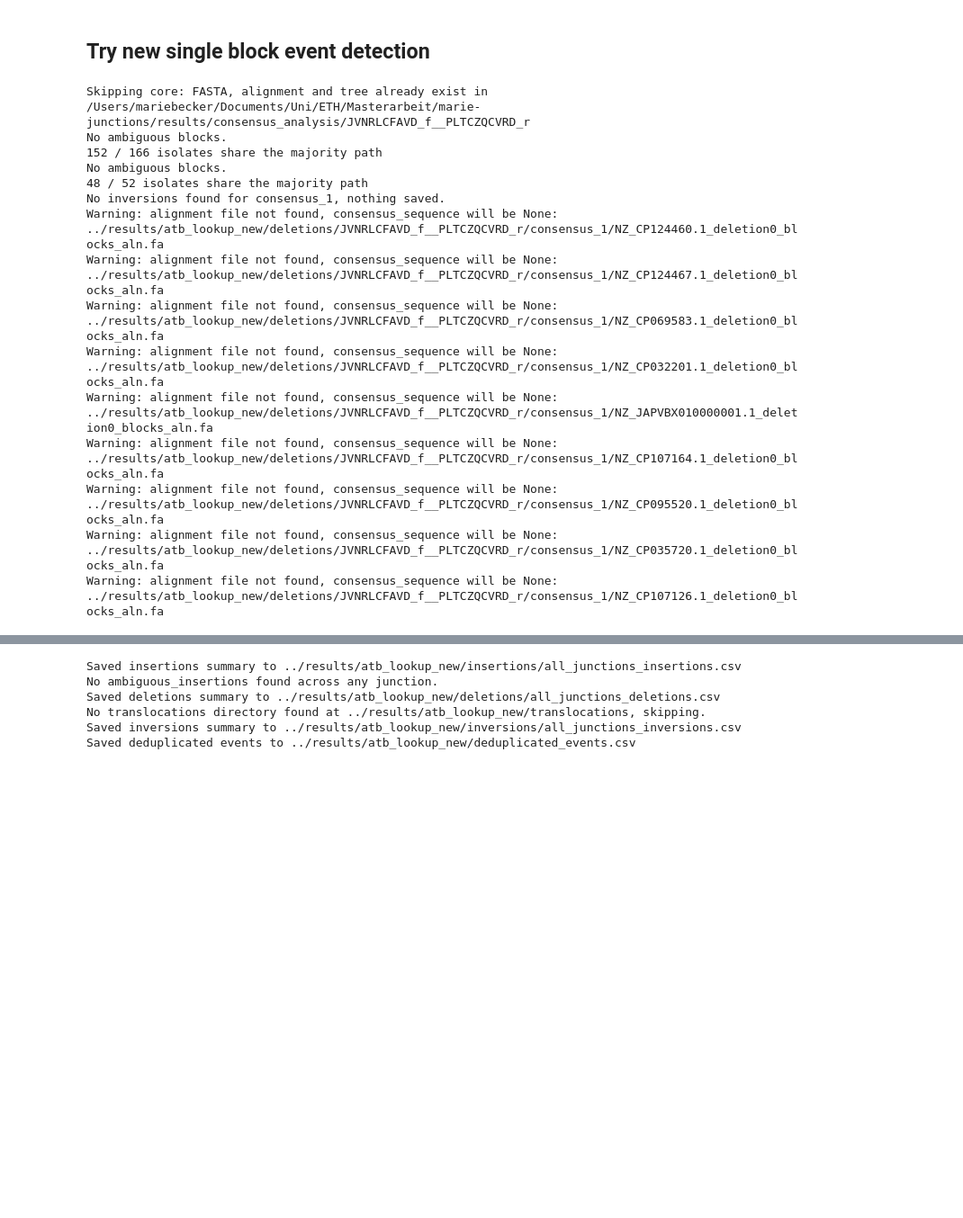
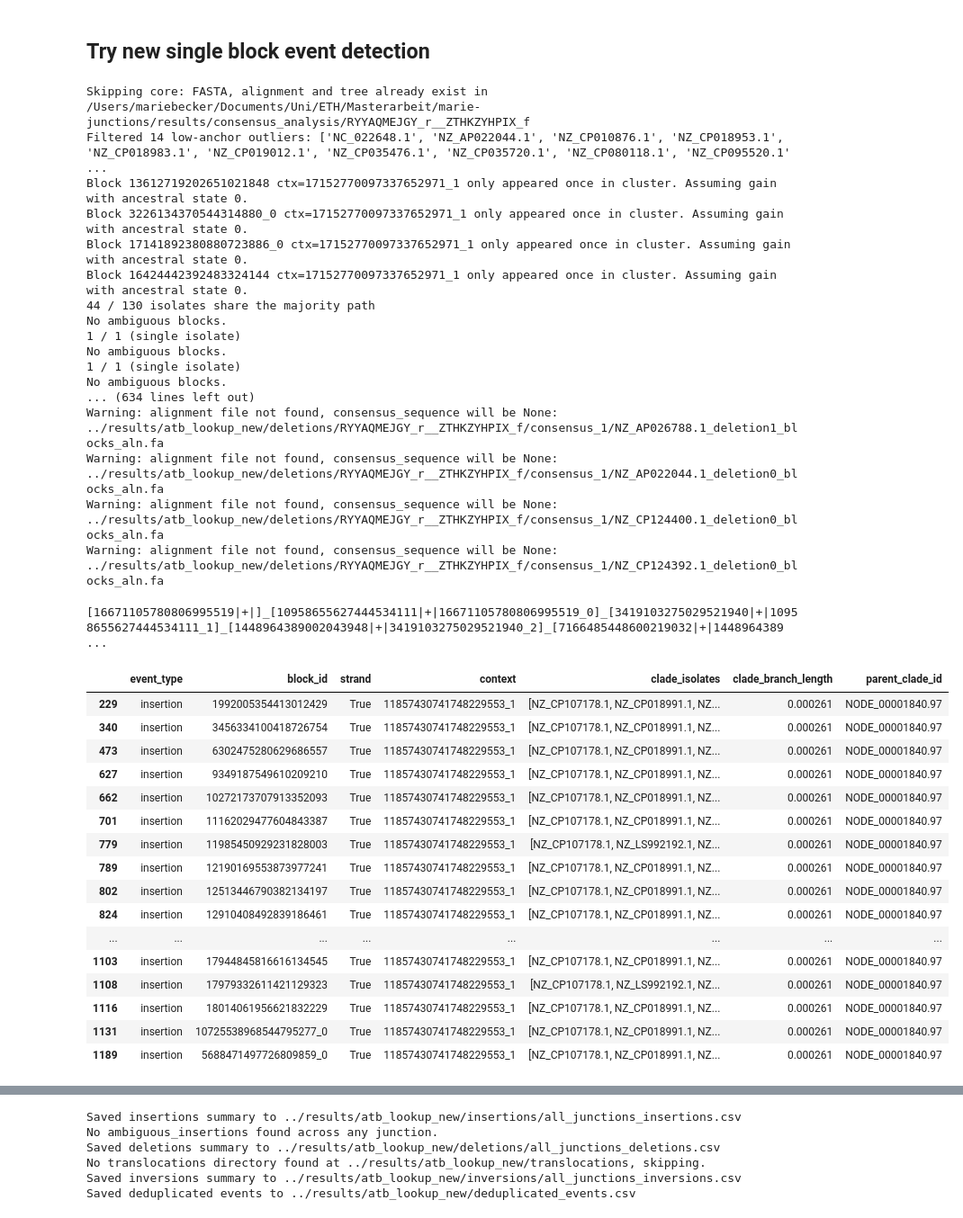
Before and after one commit to marie3003/junction_dataset, a Jupyter notebook: explore/playground_newalgorithm.ipynb, the cells around one changed output, grey strips where cells are left out. Shown at 90% size. Saved outputs shown, nothing was run; the diff lists cells and outputs as text; code cells hidden in the pictures; blank space fills up the shorter version.

```diff
--- a/explore/playground_newalgorithm.ipynb
+++ b/explore/playground_newalgorithm.ipynb
@@ -39,7 +39,8 @@ jdf_all
 # %% [markdown]
 ## Try new single block event detection
 # %%
-junction_name = "JVNRLCFAVD_f__PLTCZQCVRD_r"
+#junction_name = "JVNRLCFAVD_f__PLTCZQCVRD_r"
+junction_name = "RYYAQMEJGY_r__ZTHKZYHPIX_f"
 pangraph = pp.Pangraph.from_json(f"../results/junction_pangraphs/{junction_name}.json")
 tree_path = "../config/polished_tree.nwk"
 
@@ -54,7 +55,7 @@ for i in range(1, len(consensus_paths_plotting) + 1):
     isolates_1 = assignment_df_plotting[assignment_df_plotting['best_consensus'] == f"consensus_{i}"].index.tolist()
     deduplicated_paths = {iso: path for iso, path in path_dict.items() if iso in isolates_1}
     df, path_dict_annotated, consensus_annotated = detect_event_blocks(deduplicated_paths, consensus_paths_plotting[i-1])
-    deduplicated_df, path_dict_annotated = group_events_by_clade(df, path_dict_annotated, isolates_1, method="fitch")
+    deduplicated_df, path_dict_annotated = group_events_by_clade(df, path_dict_annotated, isolates_1, method="fitch", polytomy_threshold = 0.7)
     insertions, deletions, inversions = find_combined_events(path_dict_annotated, consensus_annotated, tree_path, isolates_1)
     insertions_df = write_insertions_fasta(junction_name, pangraph, insertions, consensus = i, save_df=True, parent_dir = "../results/atb_lookup_new/insertions")
     inversions_df = summarize_inversions_consensus(inversions, junction_name, pangraph, consensus_id = i, parent_dir = "../results/atb_lookup_new/inversions", save_df=True)
@@ -65,18 +66,44 @@ insertions_df = load_all_insertions_summaries("../results/atb_lookup_new/inserti
 inversions_df = load_all_inversions_summaries("../results/atb_lookup_new/inversions", junction_name, save_df=True)
 deletions_df = load_all_deletions_summaries("../results/atb_lookup_new/deletions", junction_name, save_df=True)
 # %% [output]
-Skipping core: FASTA, alignment and tree already exist in /Users/mariebecker/Documents/Uni/ETH/Masterarbeit/marie-junctions/results/consensus_analysis/JVNRLCFAVD_f__PLTCZQCVRD_r
+Skipping core: FASTA, alignment and tree already exist in /Users/mariebecker/Documents/Uni/ETH/Masterarbeit/marie-junctions/results/consensus_analysis/RYYAQMEJGY_r__ZTHKZYHPIX_f
+Filtered 14 low-anchor outliers: ['NC_022648.1', 'NZ_AP022044.1', 'NZ_CP010876.1', 'NZ_CP018953.1', 'NZ_CP018983.1', 'NZ_CP019012.1', 'NZ_CP035476.1', 'NZ_CP035720.1', 'NZ_CP080118.1', 'NZ_CP095520.1' ...
+Block 13612719202651021848 ctx=17152770097337652971_1 only appeared once in cluster. Assuming gain with ancestral state 0.
+Block 3226134370544314880_0 ctx=17152770097337652971_1 only appeared once in cluster. Assuming gain with ancestral state 0.
+Block 17141892380880723886_0 ctx=17152770097337652971_1 only appeared once in cluster. Assuming gain with ancestral state 0.
+Block 16424442392483324144 ctx=17152770097337652971_1 only appeared once in cluster. Assuming gain with ancestral state 0.
+44 / 130 isolates share the majority path
 No ambiguous blocks.
-152 / 166 isolates share the majority path
+1 / 1 (single isolate)
 No ambiguous blocks.
-48 / 52 isolates share the majority path
-No inversions found for consensus_1, nothing saved.
-Warning: alignment file not found, consensus_sequence will be None: ../results/atb_lookup_new/deletions/JVNRLCFAVD_f__PLTCZQCVRD_r/consensus_1/NZ_CP124460.1_deletion0_blocks_aln.fa
-Warning: alignment file not found, consensus_sequence will be None: ../results/atb_lookup_new/deletions/JVNRLCFAVD_f__PLTCZQCVRD_r/consensus_1/NZ_CP124467.1_deletion0_blocks_aln.fa
-Warning: alignment file not found, consensus_sequence will be None: ../results/atb_lookup_new/deletions/JVNRLCFAVD_f__PLTCZQCVRD_r/consensus_1/NZ_CP069583.1_deletion0_blocks_aln.fa
-Warning: alignment file not found, consensus_sequence will be None: ../results/atb_lookup_new/deletions/JVNRLCFAVD_f__PLTCZQCVRD_r/consensus_1/NZ_CP032201.1_deletion0_blocks_aln.fa
-Warning: alignment file not found, consensus_sequence will be None: ../results/atb_lookup_new/deletions/JVNRLCFAVD_f__PLTCZQCVRD_r/consensus_1/NZ_JAPVBX010000001.1_deletion0_blocks_aln.fa
-Warning: alignment file not found, consensus_sequence will be None: ../results/atb_lookup_new/deletions/JVNRLCFAVD_f__PLTCZQCVRD_r/consensus_1/NZ_CP107164.1_deletion0_blocks_aln.fa
-Warning: alignment file not found, consensus_sequence will be None: ../results/atb_lookup_new/deletions/JVNRLCFAVD_f__PLTCZQCVRD_r/consensus_1/NZ_CP095520.1_deletion0_blocks_aln.fa
-Warning: alignment file not found, consensus_sequence will be None: ../results/atb_lookup_new/deletions/JVNRLCFAVD_f__PLTCZQCVRD_r/consensus_1/NZ_CP035720.1_deletion0_blocks_aln.fa
-Warning: alignment file not found, consensus_sequence will be None: ../results/atb_lookup_new/deletions/JVNRLCFAVD_f__PLTCZQCVRD_r/consensus_1/NZ_CP107126.1_deletion0_blocks_aln.fa
+1 / 1 (single isolate)
+No ambiguous blocks.
+... (634 lines left out)
+Warning: alignment file not found, consensus_sequence will be None: ../results/atb_lookup_new/deletions/RYYAQMEJGY_r__ZTHKZYHPIX_f/consensus_1/NZ_AP026788.1_deletion1_blocks_aln.fa
+Warning: alignment file not found, consensus_sequence will be None: ../results/atb_lookup_new/deletions/RYYAQMEJGY_r__ZTHKZYHPIX_f/consensus_1/NZ_AP022044.1_deletion0_blocks_aln.fa
+Warning: alignment file not found, consensus_sequence will be None: ../results/atb_lookup_new/deletions/RYYAQMEJGY_r__ZTHKZYHPIX_f/consensus_1/NZ_CP124400.1_deletion0_blocks_aln.fa
+Warning: alignment file not found, consensus_sequence will be None: ../results/atb_lookup_new/deletions/RYYAQMEJGY_r__ZTHKZYHPIX_f/consensus_1/NZ_CP124392.1_deletion0_blocks_aln.fa
+# %%
+path_dict_annotated['NZ_CP102061.1']
+# %% [output]
+[16671105780806995519|+|]_[10958655627444534111|+|16671105780806995519_0]_[3419103275029521940|+|10958655627444534111_1]_[1448964389002043948|+|3419103275029521940_2]_[7166485448600219032|+|1448964389 ...
+# %%
+deduplicated_df[(deduplicated_df['event_type'] == 'insertion') & (deduplicated_df['parent_clade_id'] == "NODE_00001840.97") ]#& (deduplicated_df['block_id'] == 13215584309532095468)
+# %% [output]
+|  | event_type | block_id | strand | context | clade_isolates | clade_branch_length | parent_clade_id |
+| 229 | insertion | 1992005354413012429 | True | 11857430741748229553_1 | [NZ_CP107178.1, NZ_CP018991.1, NZ... | 0.000261 | NODE_00001840.97 |
+| 340 | insertion | 3456334100418726754 | True | 11857430741748229553_1 | [NZ_CP107178.1, NZ_CP018991.1, NZ... | 0.000261 | NODE_00001840.97 |
+| 473 | insertion | 6302475280629686557 | True | 11857430741748229553_1 | [NZ_CP107178.1, NZ_CP018991.1, NZ... | 0.000261 | NODE_00001840.97 |
+| 627 | insertion | 9349187549610209210 | True | 11857430741748229553_1 | [NZ_CP107178.1, NZ_CP018991.1, NZ... | 0.000261 | NODE_00001840.97 |
+| 662 | insertion | 10272173707913352093 | True | 11857430741748229553_1 | [NZ_CP107178.1, NZ_CP018991.1, NZ... | 0.000261 | NODE_00001840.97 |
+| 701 | insertion | 11162029477604843387 | True | 11857430741748229553_1 | [NZ_CP107178.1, NZ_CP018991.1, NZ... | 0.000261 | NODE_00001840.97 |
+| 779 | insertion | 11985450929231828003 | True | 11857430741748229553_1 | [NZ_CP107178.1, NZ_LS992192.1, NZ... | 0.000261 | NODE_00001840.97 |
+| 789 | insertion | 12190169553873977241 | True | 11857430741748229553_1 | [NZ_CP107178.1, NZ_CP018991.1, NZ... | 0.000261 | NODE_00001840.97 |
+| 802 | insertion | 12513446790382134197 | True | 11857430741748229553_1 | [NZ_CP107178.1, NZ_CP018991.1, NZ... | 0.000261 | NODE_00001840.97 |
+| 824 | insertion | 12910408492839186461 | True | 11857430741748229553_1 | [NZ_CP107178.1, NZ_CP018991.1, NZ... | 0.000261 | NODE_00001840.97 |
+| ... | ... | ... | ... | ... | ... | ... | ... |
+| 1103 | insertion | 17944845816616134545 | True | 11857430741748229553_1 | [NZ_CP107178.1, NZ_CP018991.1, NZ... | 0.000261 | NODE_00001840.97 |
+| 1108 | insertion | 17979332611421129323 | True | 11857430741748229553_1 | [NZ_CP107178.1, NZ_LS992192.1, NZ... | 0.000261 | NODE_00001840.97 |
+| 1116 | insertion | 18014061956621832229 | True | 11857430741748229553_1 | [NZ_CP107178.1, NZ_CP018991.1, NZ... | 0.000261 | NODE_00001840.97 |
+| 1131 | insertion | 10725538968544795277_0 | True | 11857430741748229553_1 | [NZ_CP107178.1, NZ_CP018991.1, NZ... | 0.000261 | NODE_00001840.97 |
+| 1189 | insertion | 5688471497726809859_0 | True | 11857430741748229553_1 | [NZ_CP107178.1, NZ_CP018991.1, NZ... | 0.000261 | NODE_00001840.97 |
```
Also changed, not shown: parts of 5 cells of this notebook.
